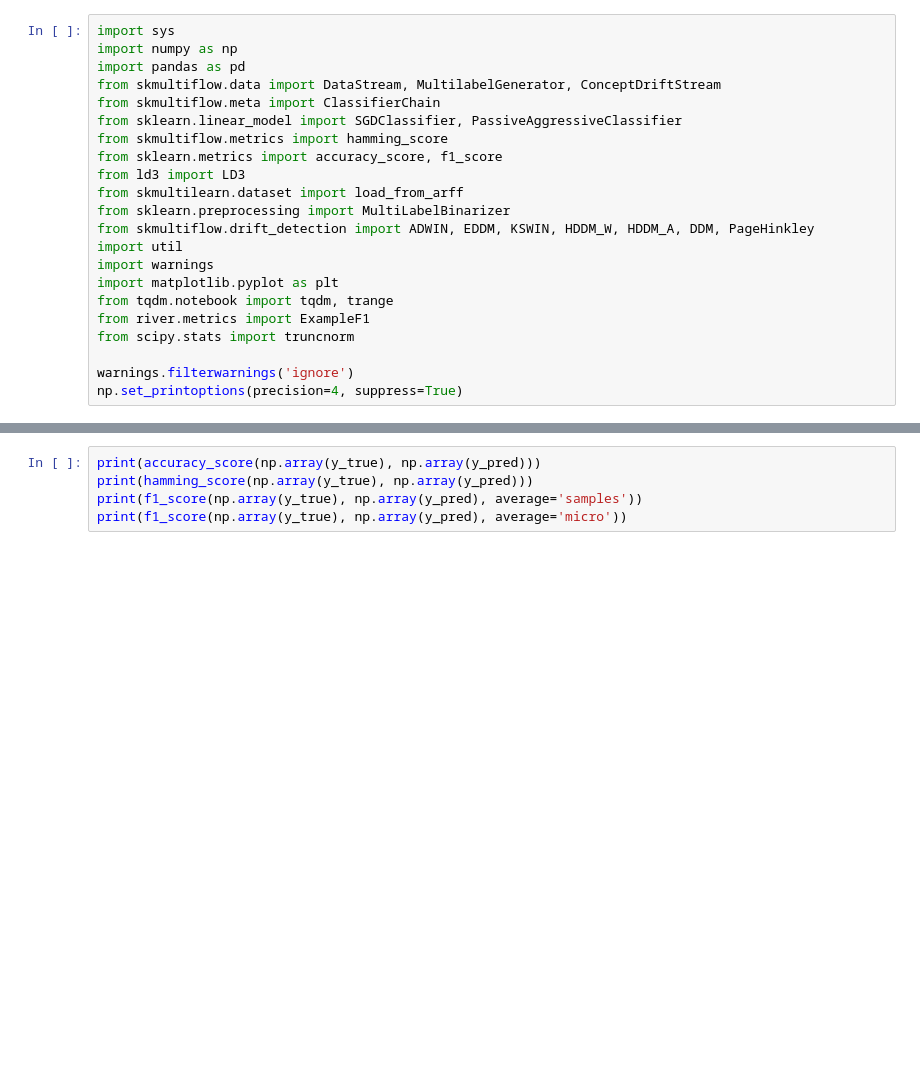
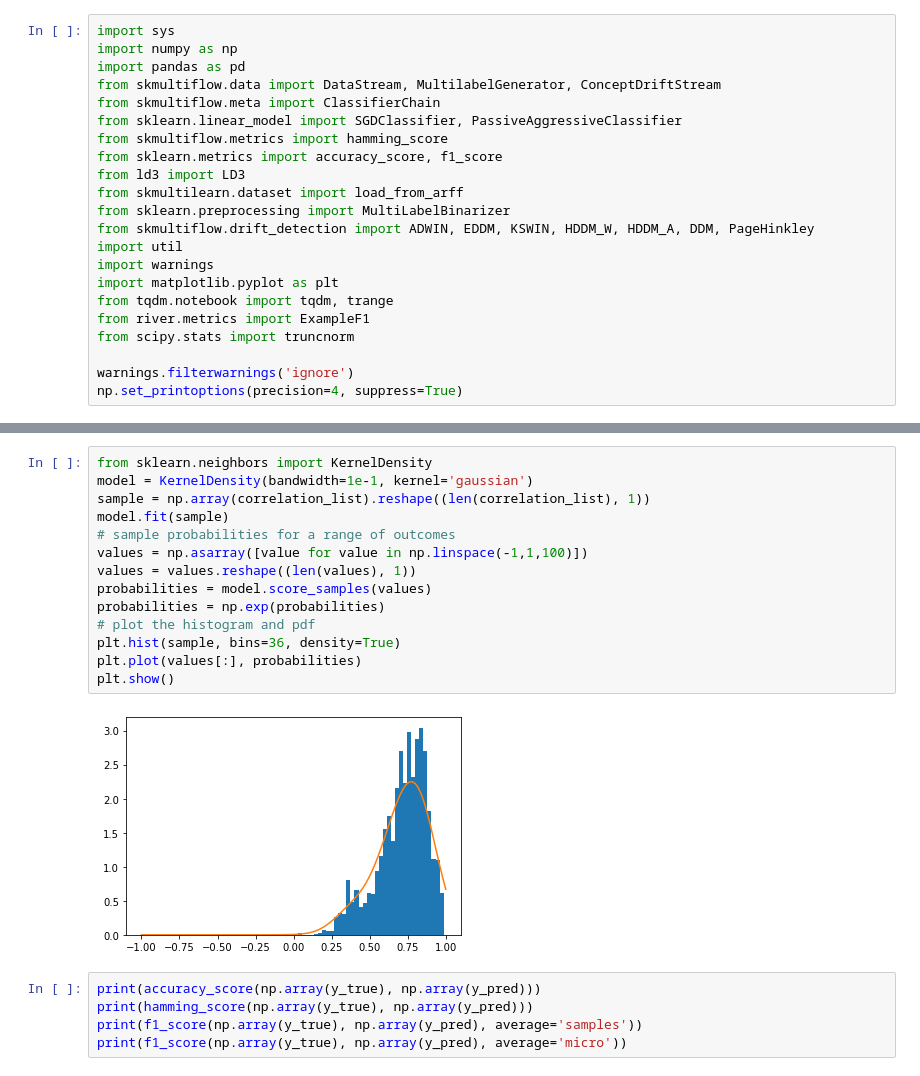
Before and after one commit to eldarfin/LD3-Label-Dependency-Drift-Detector, a Jupyter notebook: main.ipynb, the cells around one changed output, grey strips where cells are left out. Cells and saved outputs as stored; diff of their text form; blank space fills up the shorter version.

```diff
--- a/main.ipynb
+++ b/main.ipynb
@@ -251,3 +232,19 @@ ValueError: not enough values to unpack (expected 2, got 1)
+# %%
+from sklearn.neighbors import KernelDensity
+model = KernelDensity(bandwidth=1e-1, kernel='gaussian')
+sample = np.array(correlation_list).reshape((len(correlation_list), 1))
+model.fit(sample)
+# sample probabilities for a range of outcomes
+values = np.asarray([value for value in np.linspace(-1,1,100)])
+values = values.reshape((len(values), 1))
+probabilities = model.score_samples(values)
+probabilities = np.exp(probabilities)
+# plot the histogram and pdf
+plt.hist(sample, bins=36, density=True)
+plt.plot(values[:], probabilities)
+plt.show()
+# %% [output]
+[figure, added]
 # %%
 print(accuracy_score(np.array(y_true), np.array(y_pred)))
 print(hamming_score(np.array(y_true), np.array(y_pred)))
```
Also changed, not shown: parts of 7 cells of this notebook, 1 other file.
